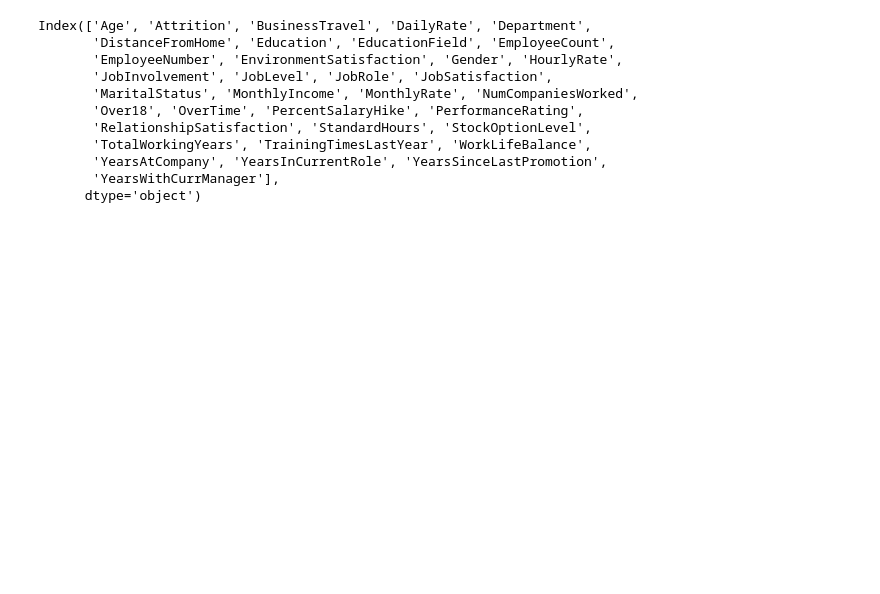
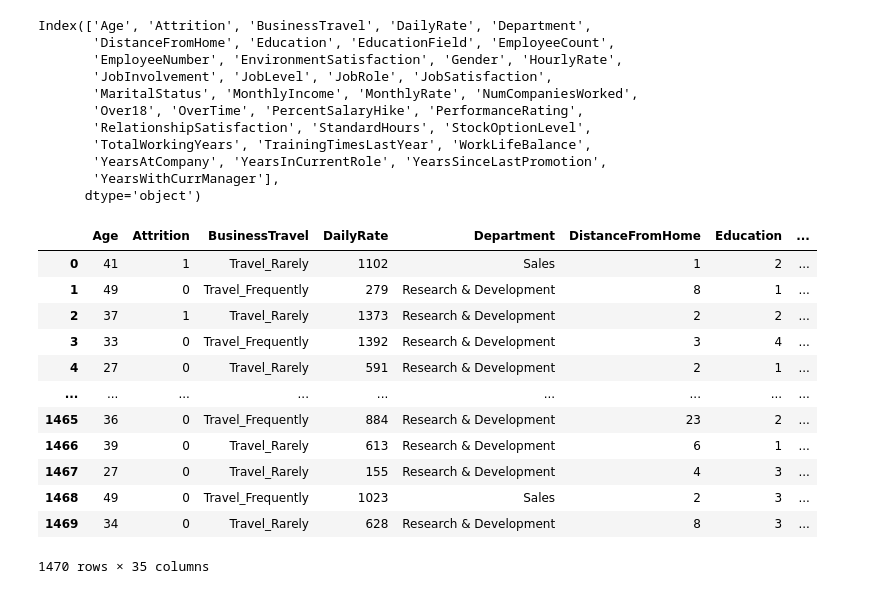
Before and after one commit to viniciuscatelani/Employee-Churn, a Jupyter notebook: employee_attrition_causal_inference.ipynb, the cells around one changed output. Cells and saved outputs as stored; diff of their text form; code cells hidden in the pictures; blank space fills up the shorter version.

Commit message:
causal analysis completion

```diff
--- a/employee_attrition_causal_inference.ipynb
+++ b/employee_attrition_causal_inference.ipynb
@@ -33,11 +35,21 @@ A well-defined causal graph helps us reason about potential confounders, mediato
 # %%
 # Importing necessary libraries
 
+import graphviz as gr
 import pandas as pd
+pd.set_option("display.max_columns", None)
 import numpy as np
 import warnings
+import os
 warnings.filterwarnings('ignore')
-import graphviz as gr
+# Adding the Graphviz bin directory to the system's PATH
+os.environ["PATH"] += os.pathsep + r'C:\Program Files\Graphviz\bin'
+
+import dowhy
+from dowhy import CausalModel
+import graphviz
+import networkx as nx
+from networkx.drawing.nx_pydot import to_pydot
 # %%
 # reading the data file
 
@@ -57,3 +69,34 @@ Index(['Age', 'Attrition', 'BusinessTravel', 'DailyRate', 'Department',
        'YearsAtCompany', 'YearsInCurrentRole', 'YearsSinceLastPromotion',
        'YearsWithCurrManager'],
       dtype='object')
+# %%
+# Processing important text columns to numerical columns
+data['Attrition'] = data['Attrition'].apply(lambda x: 1 if x == 'Yes' else 0)
+data['OverTime'] = data['OverTime'].apply(lambda x: 1 if x == 'Yes' else 0)
+data['Gender'] = data['Gender'].apply(lambda x: 1 if x == 'Male' else 0)
+# Creating a binary treatment for poor Work-Life Balance
+data['low_work_life_balance'] = data['WorkLifeBalance'].apply(lambda x: 1 if x == 1 else 0)
+# Creating a binary treatment for low Environment Satisfaction
+data['low_env_satisfaction'] = data['EnvironmentSatisfaction'].apply(lambda x: 1 if x == 1 else 0)
+# Creating a binary treatment for high travel frequency
+data['travels_frequently'] = data['BusinessTravel'].apply(lambda x: 1 if x == 'Travel_Frequently' else 0)
+# Creating a binary treatment for low Job Satisfaction
+data['low_job_satisfaction'] = data['JobSatisfaction'].apply(lambda x: 1 if x == 1 else 0)
+# Dropping non-numeric or identifier columns that do not have useful information
+data = data.drop(columns=['EmployeeCount', 'EmployeeNumber', 'Over18', 'StandardHours'])
+
+data
+# %% [output]
+|  | Age | Attrition | BusinessTravel | DailyRate | Department | DistanceFromHome | Education | ... |
+| 0 | 41 | 1 | Travel_Rarely | 1102 | Sales | 1 | 2 | ... |
+| 1 | 49 | 0 | Travel_Frequently | 279 | Research & Development | 8 | 1 | ... |
+| 2 | 37 | 1 | Travel_Rarely | 1373 | Research & Development | 2 | 2 | ... |
+| 3 | 33 | 0 | Travel_Frequently | 1392 | Research & Development | 3 | 4 | ... |
+| 4 | 27 | 0 | Travel_Rarely | 591 | Research & Development | 2 | 1 | ... |
+| ... | ... | ... | ... | ... | ... | ... | ... | ... |
+| 1465 | 36 | 0 | Travel_Frequently | 884 | Research & Development | 23 | 2 | ... |
+| 1466 | 39 | 0 | Travel_Rarely | 613 | Research & Development | 6 | 1 | ... |
+| 1467 | 27 | 0 | Travel_Rarely | 155 | Research & Development | 4 | 3 | ... |
+| 1468 | 49 | 0 | Travel_Frequently | 1023 | Sales | 2 | 3 | ... |
+| 1469 | 34 | 0 | Travel_Rarely | 628 | Research & Development | 8 | 3 | ... |
+1470 rows × 35 columns
```
Also changed, not shown: parts of 15 cells of this notebook.
